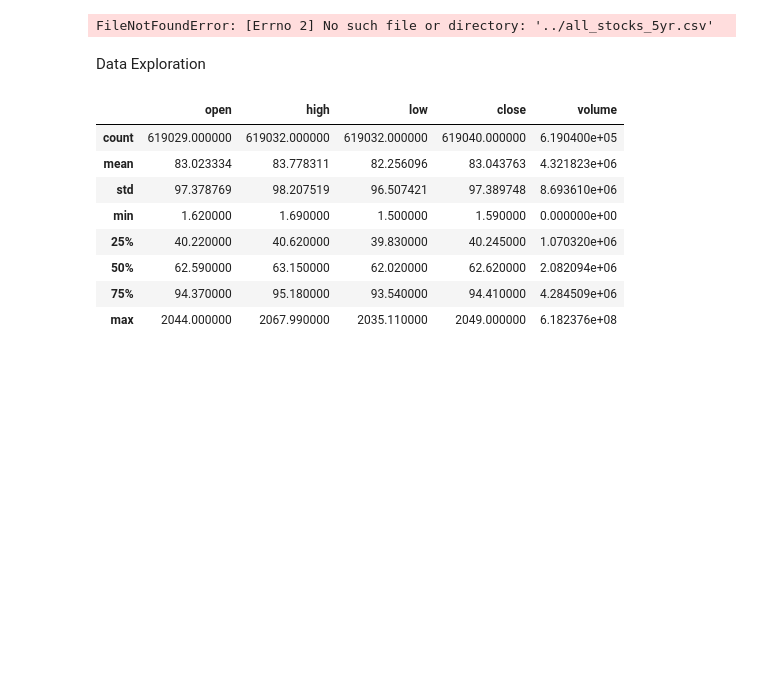
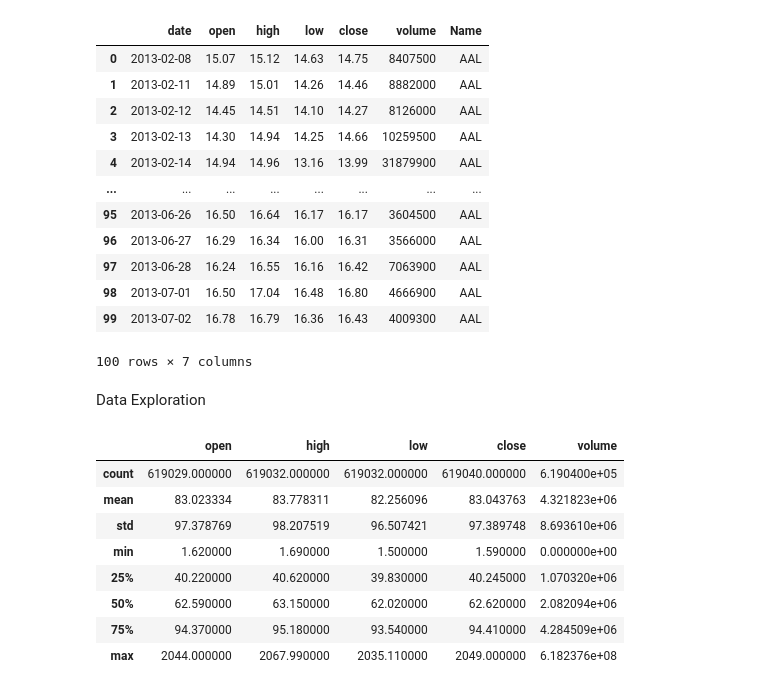
Before and after one commit to paarthvisharma/StockPricePrediction, a Jupyter notebook: StockPrediction.ipynb, the cells around one changed output. Cells and saved outputs as stored; diff of their text form; code cells hidden in the pictures; blank space fills up the shorter version.

```diff
--- a/StockPrediction.ipynb
+++ b/StockPrediction.ipynb
@@ -15,10 +15,22 @@ from statsmodels.tsa.arima.model import ARIMA
 from statsmodels.tsa.holtwinters import SimpleExpSmoothing
 from statsmodels.tsa.holtwinters import ExponentialSmoothing
 # %%
-df = pd.read_csv('../all_stocks_5yr.csv')
+df = pd.read_csv('C:/Users/Mayur/Downloads/all_stocks_5yr.csv/all_stocks_5yr.csv')
 df.head(100)
 # %% [output]
+|  | date | open | high | low | close | volume | Name |
+| 0 | 2013-02-08 | 15.07 | 15.12 | 14.63 | 14.75 | 8407500 | AAL |
+| 1 | 2013-02-11 | 14.89 | 15.01 | 14.26 | 14.46 | 8882000 | AAL |
+| 2 | 2013-02-12 | 14.45 | 14.51 | 14.10 | 14.27 | 8126000 | AAL |
+| 3 | 2013-02-13 | 14.30 | 14.94 | 14.25 | 14.66 | 10259500 | AAL |
+| 4 | 2013-02-14 | 14.94 | 14.96 | 13.16 | 13.99 | 31879900 | AAL |
+| ... | ... | ... | ... | ... | ... | ... | ... |
+| 95 | 2013-06-26 | 16.50 | 16.64 | 16.17 | 16.17 | 3604500 | AAL |
+| 96 | 2013-06-27 | 16.29 | 16.34 | 16.00 | 16.31 | 3566000 | AAL |
+| 97 | 2013-06-28 | 16.24 | 16.55 | 16.16 | 16.42 | 7063900 | AAL |
+| 98 | 2013-07-01 | 16.50 | 17.04 | 16.48 | 16.80 | 4666900 | AAL |
+| 99 | 2013-07-02 | 16.78 | 16.79 | 16.36 | 16.43 | 4009300 | AAL |
-FileNotFoundError: [Errno 2] No such file or directory: '../all_stocks_5yr.csv'
+100 rows × 7 columns
 # %% [markdown]
 Data Exploration
 # %%
```
Also changed, not shown: parts of 1 cell of this notebook.
